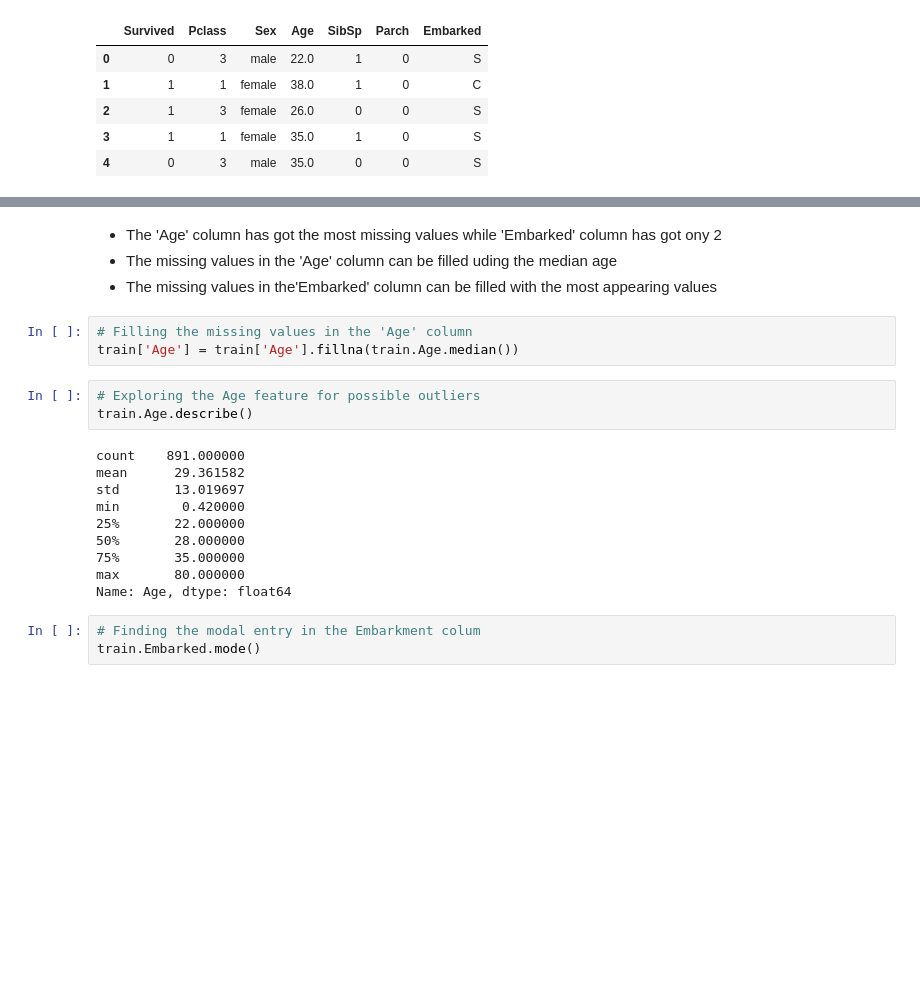
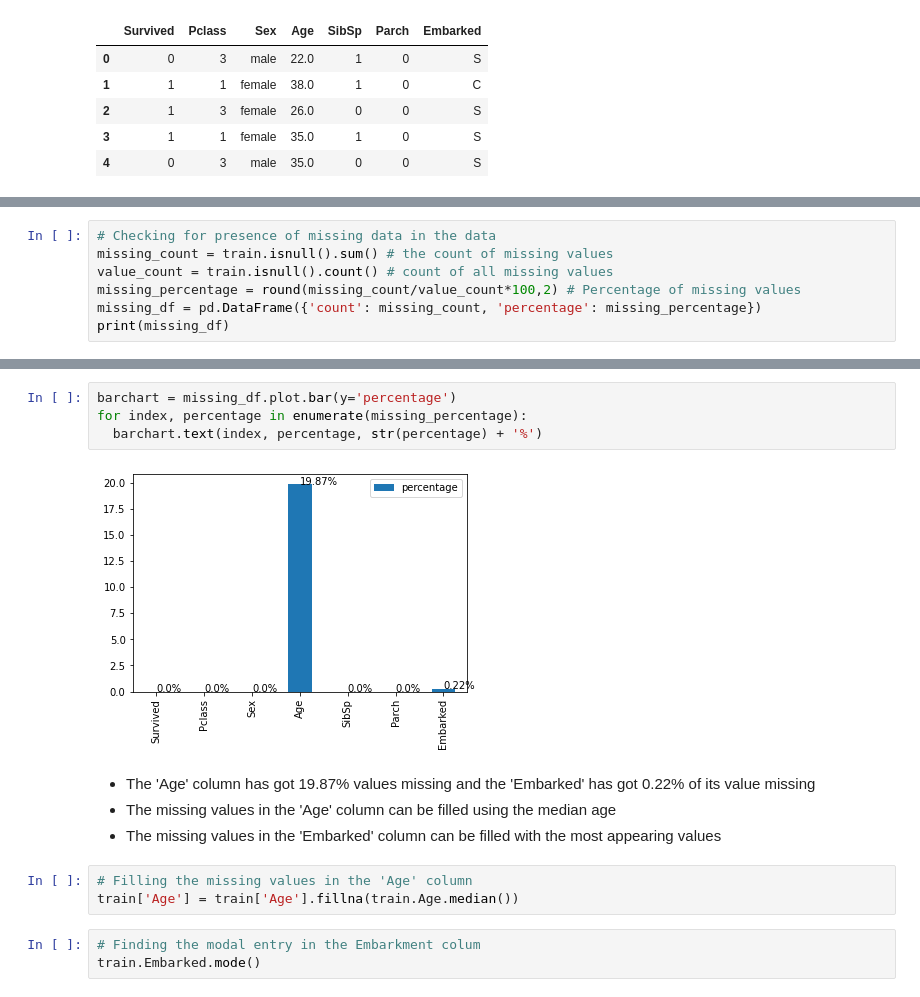
Before and after one commit to qadipo/Using-KNN-Naive-Bayes, a Jupyter notebook: Using_KNN_to_Predict_Survival_on_the_Titanic_Dataset.ipynb, the cells around one changed output, grey strips where cells are left out. Drawn from its saved outputs; the diff is of its cells as text; blank space fills up the shorter version.

```diff
--- a/Using_KNN_to_Predict_Survival_on_the_Titanic_Dataset.ipynb
+++ b/Using_KNN_to_Predict_Survival_on_the_Titanic_Dataset.ipynb
@@ -115,0 +123,7 @@ dtype: int64
+# %%
+# Checking for presence of missing data in the data
+missing_count = train.isnull().sum() # the count of missing values
+value_count = train.isnull().count() # count of all missing values
+missing_percentage = round(missing_count/value_count*100,2) # Percentage of missing values
+missing_df = pd.DataFrame({'count': missing_count, 'percentage': missing_percentage})
+print(missing_df)
@@ -116,23 +139,16 @@ dtype: int64
+# %%
+barchart = missing_df.plot.bar(y='percentage')
+for index, percentage in enumerate(missing_percentage):
+  barchart.text(index, percentage, str(percentage) + '%')
+# %% [output]
+[figure, added]
 # %% [markdown]
-* The 'Age' column has got the most missing values while 'Embarked' column has got ony 2
-* The missing values in the 'Age' column can be filled uding the median age
-* The missing values in the'Embarked' column can be filled with the most appearing values
+* The 'Age' column has got 19.87% values missing and the 'Embarked' has got 0.22% of its value missing
+* The missing values in the 'Age' column can be filled using the median age
+* The missing values in the 'Embarked' column can be filled with the most appearing values
 # %%
 # Filling the missing values in the 'Age' column
 train['Age'] = train['Age'].fillna(train.Age.median())
-# %%
-# Exploring the Age feature for possible outliers
-train.Age.describe()
-# %% [output]
-count    891.000000
-mean      29.361582
-std       13.019697
-min        0.420000
-25%       22.000000
-50%       28.000000
-75%       35.000000
-max       80.000000
-Name: Age, dtype: float64
 # %%
 # Finding the modal entry in the Embarkment colum
 train.Embarked.mode()
```
Also changed, not shown: parts of 55 cells of this notebook.
